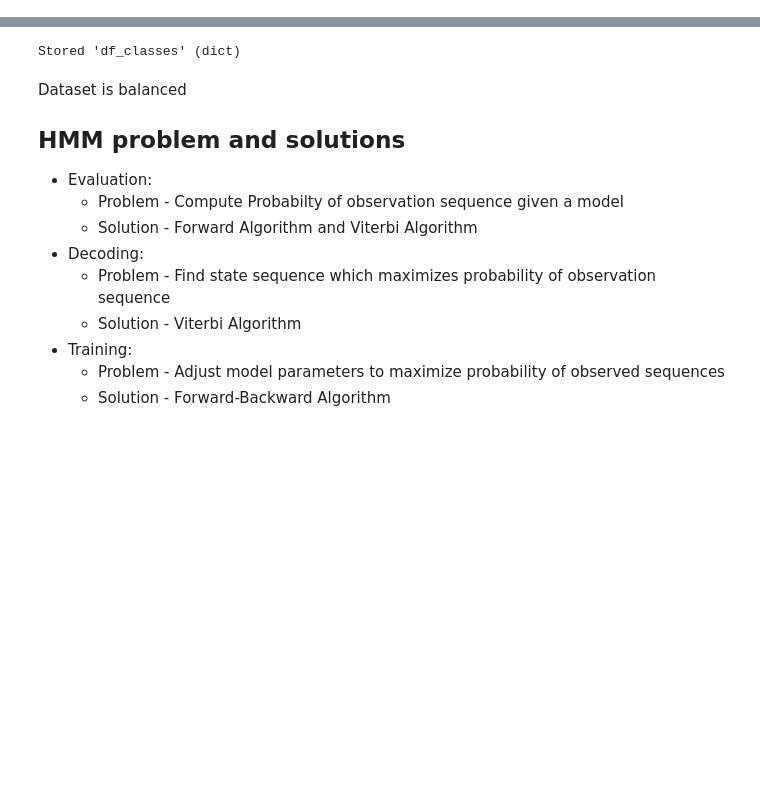
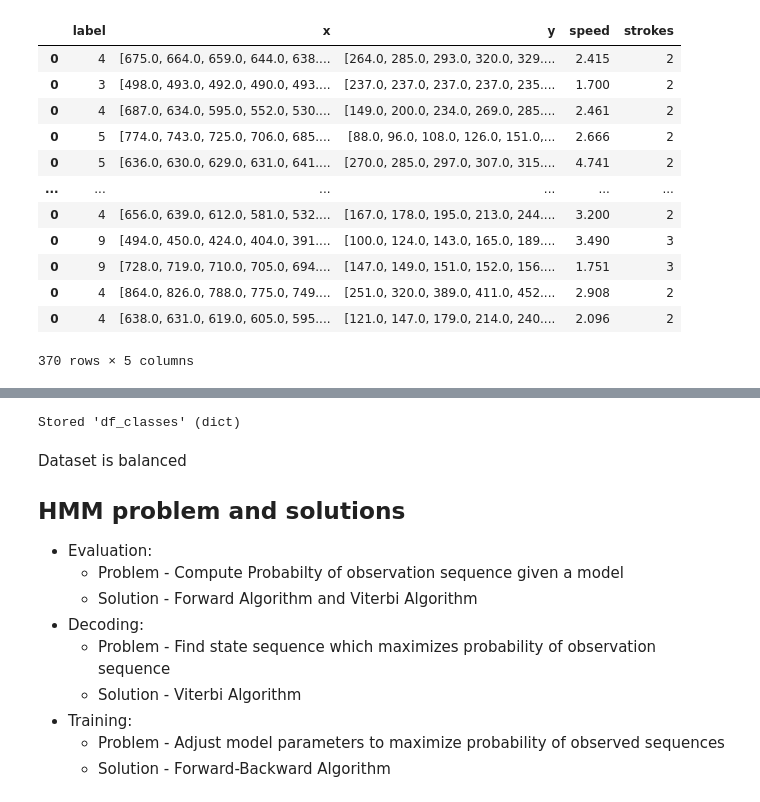
Before and after one commit to thomasverardo/HMM_handwritten_recognition, a Jupyter notebook: scripts/import_dataset.ipynb, the cells around one changed output, grey strips where cells are left out. Saved outputs shown, nothing was run; the diff lists cells and outputs as text; code cells hidden in the pictures; blank space fills up the shorter version.

```diff
--- a/scripts/import_dataset.ipynb
+++ b/scripts/import_dataset.ipynb
@@ -58,6 +60,22 @@ df_number = df_number.drop(columns="time_taken")
 # But it's not so important because we have also the ratio speed that is strokes/seconds
 # %%
 # df_number.to_csv("data/number/number.csv", index=False)
+
+df_number[df_number['strokes'] > 1]
+# %% [output]
+|  | label | x | y | speed | strokes |
+| 0 | 4 | [675.0, 664.0, 659.0, 644.0, 638.... | [264.0, 285.0, 293.0, 320.0, 329.... | 2.415 | 2 |
+| 0 | 3 | [498.0, 493.0, 492.0, 490.0, 493.... | [237.0, 237.0, 237.0, 237.0, 235.... | 1.700 | 2 |
+| 0 | 4 | [687.0, 634.0, 595.0, 552.0, 530.... | [149.0, 200.0, 234.0, 269.0, 285.... | 2.461 | 2 |
+| 0 | 5 | [774.0, 743.0, 725.0, 706.0, 685.... | [88.0, 96.0, 108.0, 126.0, 151.0,... | 2.666 | 2 |
+| 0 | 5 | [636.0, 630.0, 629.0, 631.0, 641.... | [270.0, 285.0, 297.0, 307.0, 315.... | 4.741 | 2 |
+| ... | ... | ... | ... | ... | ... |
+| 0 | 4 | [656.0, 639.0, 612.0, 581.0, 532.... | [167.0, 178.0, 195.0, 213.0, 244.... | 3.200 | 2 |
+| 0 | 9 | [494.0, 450.0, 424.0, 404.0, 391.... | [100.0, 124.0, 143.0, 165.0, 189.... | 3.490 | 3 |
+| 0 | 9 | [728.0, 719.0, 710.0, 705.0, 694.... | [147.0, 149.0, 151.0, 152.0, 156.... | 1.751 | 3 |
+| 0 | 4 | [864.0, 826.0, 788.0, 775.0, 749.... | [251.0, 320.0, 389.0, 411.0, 452.... | 2.908 | 2 |
+| 0 | 4 | [638.0, 631.0, 619.0, 605.0, 595.... | [121.0, 147.0, 179.0, 214.0, 240.... | 2.096 | 2 |
+370 rows × 5 columns
 # %%
 # df_number = pd.read_csv("data/number.csv")
 
```
Also changed, not shown: parts of 12 cells of this notebook, 12 other files.
